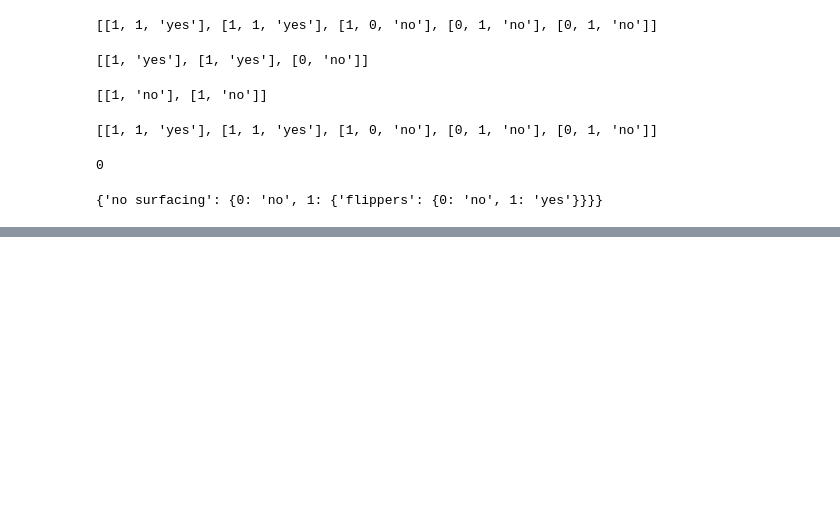
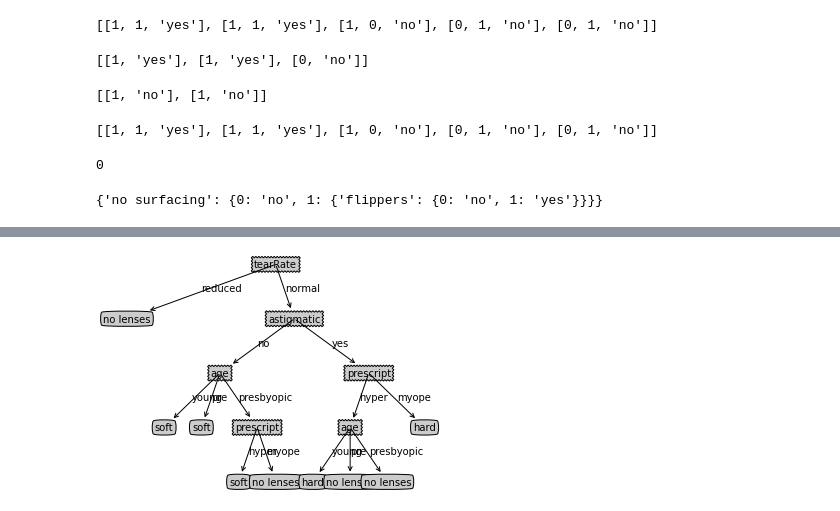
Before and after one commit to gouyt13/ML_in_action, a Jupyter notebook: Ch03/tree.ipynb, the cells around one changed output, grey strips where cells are left out. Cells and saved outputs as stored; diff of their text form; code cells hidden in the pictures; blank space fills up the shorter version.

```diff
--- a/Ch03/tree.ipynb
+++ b/Ch03/tree.ipynb
@@ -152,0 +320,6 @@ def create_plot():
+# %%
+with open('lenses.txt') as fr:
+    lenses = [inst.strip().split('\t') for inst in fr.readlines()]
+    lenses_labels = ['age', 'prescript', 'astigmatic', 'tearRate']
+    lenses_tree = create_tree(lenses, lenses_labels)
+lenses_tree
@@ -152,0 +335,4 @@ def create_plot():
+# %%
+create_plot(lenses_tree)
+# %% [output]
+[figure, added]
```
Also changed, not shown: parts of 21 cells of this notebook, 1 other file.
